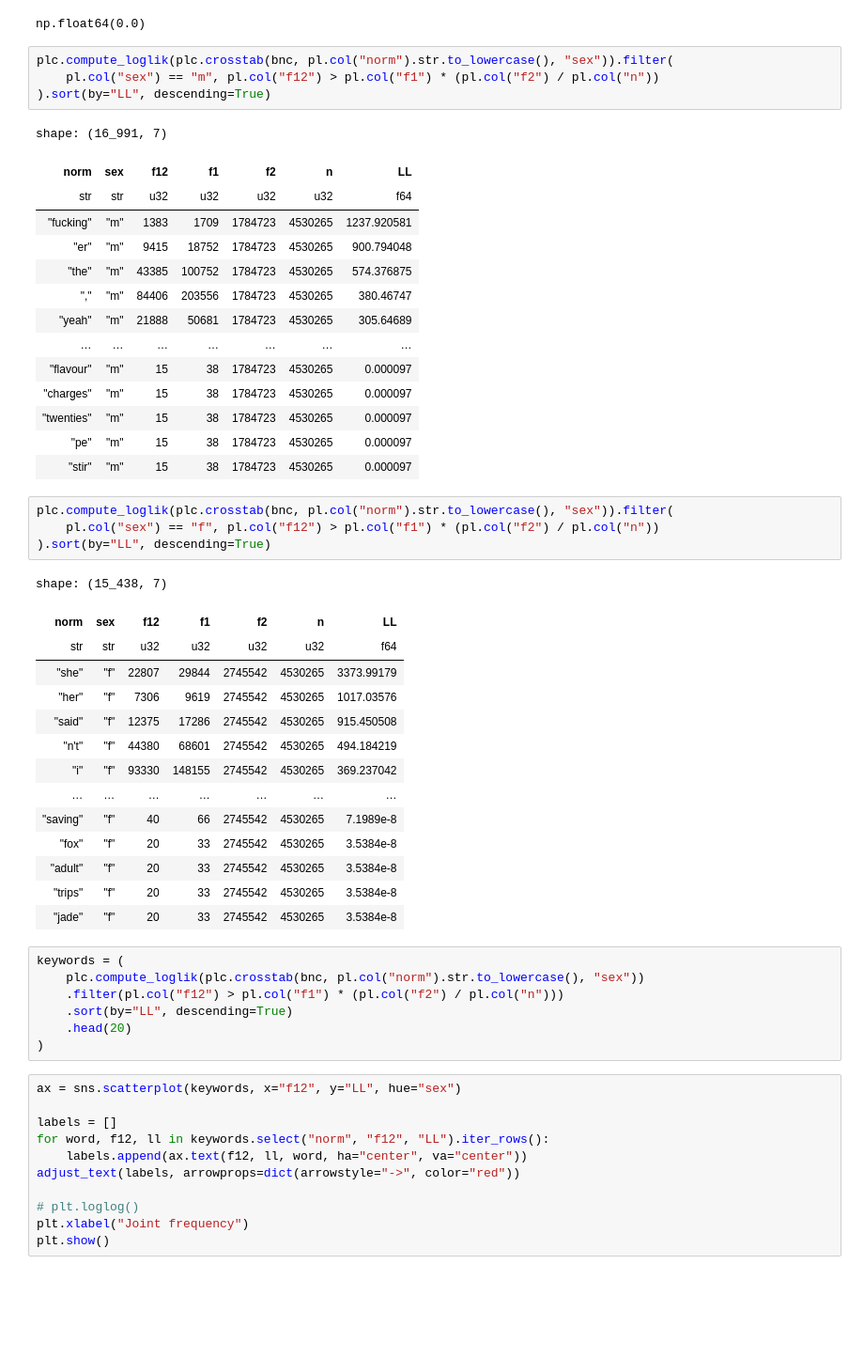
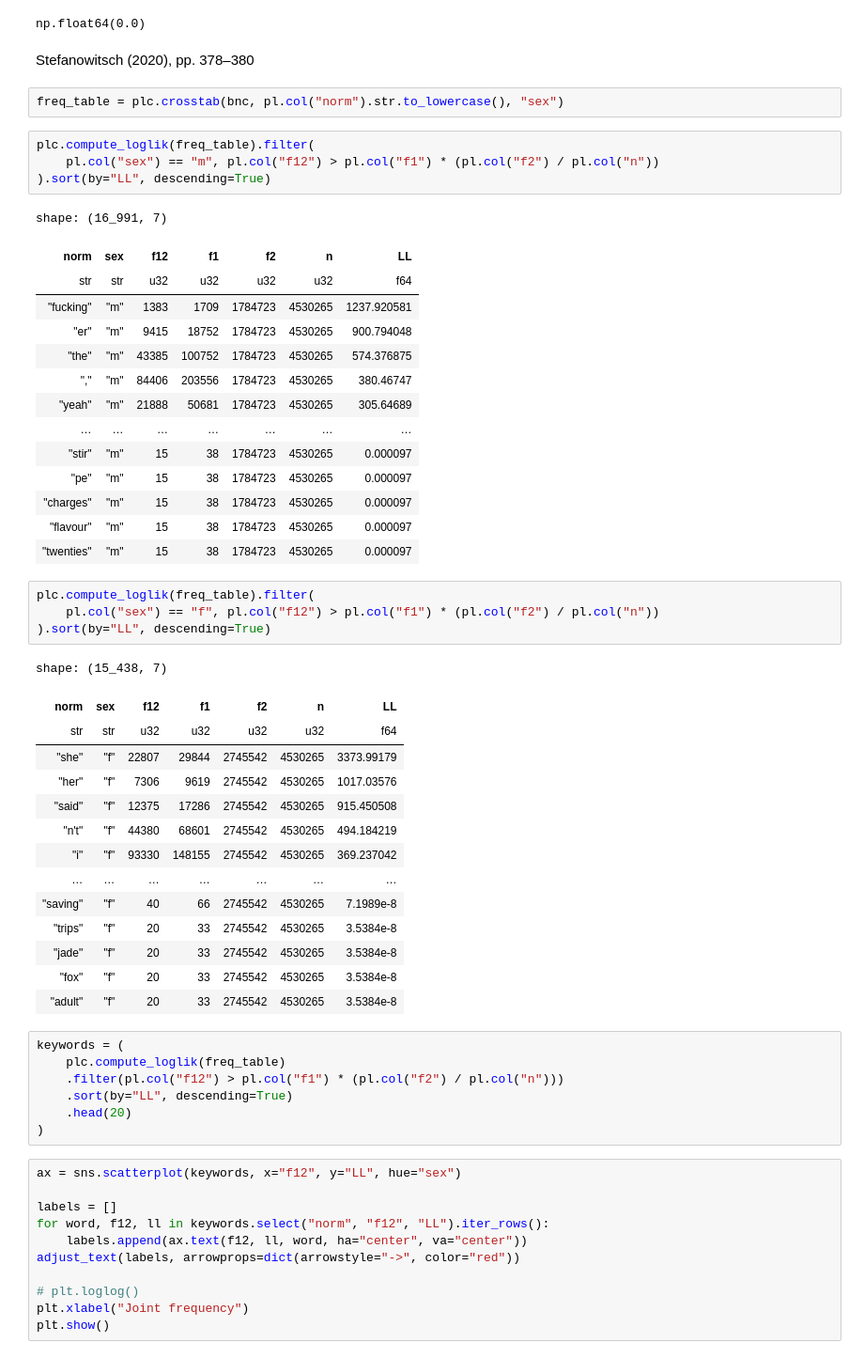
Before and after one commit to rmalouf/polars_corpus, a Jupyter notebook: examples/keywords.ipynb, the cells around one changed output. Shown at 94% size. Saved outputs shown, nothing was run; the diff lists cells and outputs as text; blank space fills up the shorter version.

```diff
--- a/examples/keywords.ipynb
+++ b/examples/keywords.ipynb
@@ -67,27 +63,31 @@ Chi2ContingencyResult(statistic=np.float64(0.0), pvalue=np.float64(1.0), dof=1,
 np.sqrt(chi2_contingency(table).statistic / table.sum())
 # %% [output]
 np.float64(0.0)
+# %% [markdown]
+Stefanowitsch (2020), pp. 378–380
+# %%
+freq_table = plc.crosstab(bnc, pl.col("norm").str.to_lowercase(), "sex")
 # %%
-plc.compute_loglik(plc.crosstab(bnc, pl.col("norm").str.to_lowercase(), "sex")).filter(
+plc.compute_loglik(freq_table).filter(
     pl.col("sex") == "m", pl.col("f12") > pl.col("f1") * (pl.col("f2") / pl.col("n"))
 ).sort(by="LL", descending=True)
 # %% [output]
 shape: (16_991, 7)
 | norm | sex | f12 | f1 | f2 | n | LL |
 | str | str | u32 | u32 | u32 | u32 | f64 |
 | "fucking" | "m" | 1383 | 1709 | 1784723 | 4530265 | 1237.920581 |
 | "er" | "m" | 9415 | 18752 | 1784723 | 4530265 | 900.794048 |
 | "the" | "m" | 43385 | 100752 | 1784723 | 4530265 | 574.376875 |
 | "," | "m" | 84406 | 203556 | 1784723 | 4530265 | 380.46747 |
 | "yeah" | "m" | 21888 | 50681 | 1784723 | 4530265 | 305.64689 |
 | … | … | … | … | … | … | … |
+| "stir" | "m" | 15 | 38 | 1784723 | 4530265 | 0.000097 |
+| "pe" | "m" | 15 | 38 | 1784723 | 4530265 | 0.000097 |
+| "charges" | "m" | 15 | 38 | 1784723 | 4530265 | 0.000097 |
 | "flavour" | "m" | 15 | 38 | 1784723 | 4530265 | 0.000097 |
-| "charges" | "m" | 15 | 38 | 1784723 | 4530265 | 0.000097 |
 | "twenties" | "m" | 15 | 38 | 1784723 | 4530265 | 0.000097 |
-| "pe" | "m" | 15 | 38 | 1784723 | 4530265 | 0.000097 |
-| "stir" | "m" | 15 | 38 | 1784723 | 4530265 | 0.000097 |
 # %%
-plc.compute_loglik(plc.crosstab(bnc, pl.col("norm").str.to_lowercase(), "sex")).filter(
+plc.compute_loglik(freq_table).filter(
     pl.col("sex") == "f", pl.col("f12") > pl.col("f1") * (pl.col("f2") / pl.col("n"))
 ).sort(by="LL", descending=True)
 # %% [output]
@@ -101,13 +101,13 @@ shape: (15_438, 7)
 | "i" | "f" | 93330 | 148155 | 2745542 | 4530265 | 369.237042 |
 | … | … | … | … | … | … | … |
 | "saving" | "f" | 40 | 66 | 2745542 | 4530265 | 7.1989e-8 |
+| "trips" | "f" | 20 | 33 | 2745542 | 4530265 | 3.5384e-8 |
+| "jade" | "f" | 20 | 33 | 2745542 | 4530265 | 3.5384e-8 |
 | "fox" | "f" | 20 | 33 | 2745542 | 4530265 | 3.5384e-8 |
 | "adult" | "f" | 20 | 33 | 2745542 | 4530265 | 3.5384e-8 |
-| "trips" | "f" | 20 | 33 | 2745542 | 4530265 | 3.5384e-8 |
-| "jade" | "f" | 20 | 33 | 2745542 | 4530265 | 3.5384e-8 |
 # %%
 keywords = (
-    plc.compute_loglik(plc.crosstab(bnc, pl.col("norm").str.to_lowercase(), "sex"))
+    plc.compute_loglik(freq_table)
     .filter(pl.col("f12") > pl.col("f1") * (pl.col("f2") / pl.col("n")))
     .sort(by="LL", descending=True)
     .head(20)
```
Also changed, not shown: parts of 12 cells of this notebook, 10 other files.
